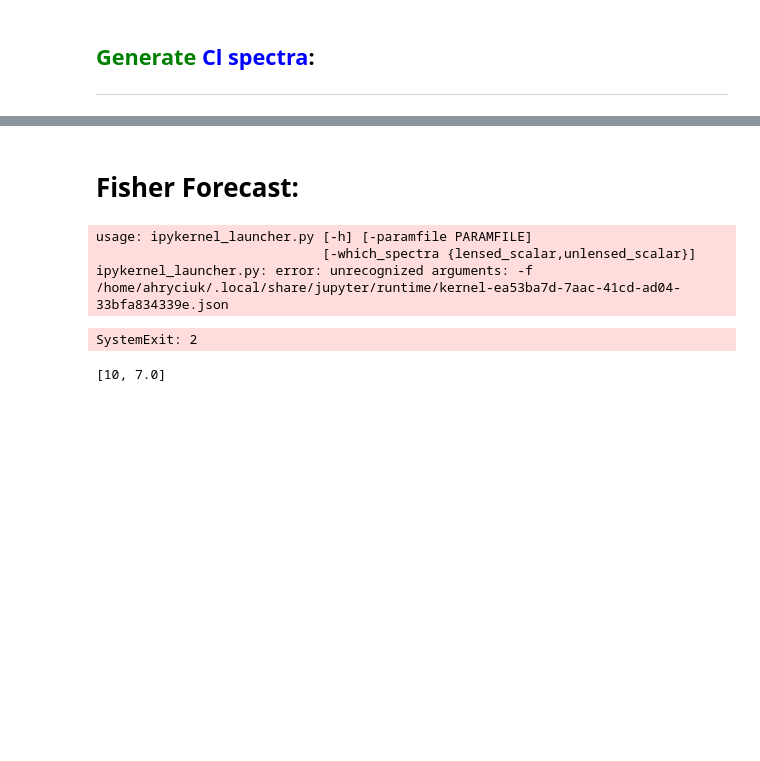
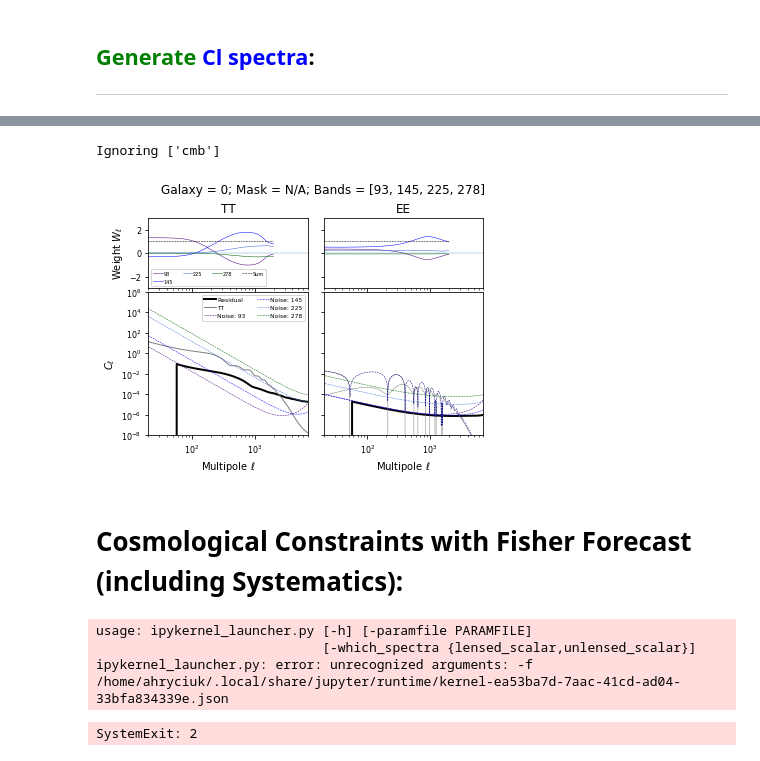
Before and after one commit to ahryciuk/CMBS4_Noise_Modeling, a Jupyter notebook: S4 Noise Modeling Interface.ipynb, the cells around one changed output, grey strips where cells are left out. Cells and saved outputs as stored; diff of their text form; code cells hidden in the pictures; blank space fills up the shorter version.

```diff
--- a/S4 Noise Modeling Interface.ipynb
+++ b/S4 Noise Modeling Interface.ipynb
@@ -468,5 +704,33 @@ Ignoring ['cmb']
+# %%
+band_centers = plot_params_values[0]
+sensitivities = plot_params_values[17]
+beam_sizes = plot_params_values[1]
+ell_max = plot_params_values[9]
+bl_dic_s = {}
+for freq in band_centers:
+    i = band_centers.index(freq)
+    bl_dic_s[freq] = misc.get_bl(beam_sizes[i],ell)
+#nl_dic = {'T':N_ell_T_LA,'P':N_ell_P_LA}
+#nl_dic['T'][(145,93)] = nl_dic['T'][(93,145)]
+#nl_dic['T'][(278,225)] = nl_dic['T'][(225,278)]
+#nl_dic['P'][(145,93)] = nl_dic['P'][(93,145)]
+#nl_dic['P'][(278,225)] = nl_dic['P'][(225,278)]
+#bl_dic = package_beam_dic(white_noise_levels_T=sensitivities,
+#                          white_noise_levels_P=sensitivities,
+#                          band_centers = band_centers,
+#                         beam_sizes=beam_sizes,ellmax=ell_max)
+
+global cl_residual
+el, cl_dic, weights_dic, cl_residual = calc_cls(nl_dic_s, bl_dic_s, ell, band_centers, cwd)
+
+
+
+plot_cls.plot_cls(param_dict,band_centers, ell, cwd,cl_residual,weights_dic,nl_dic_s)
+# %% [output]
+Ignoring ['cmb']
+[figure, added]
 # %% [markdown]
-# Fisher Forecast:
+# Cosmological Constraints with Fisher Forecast (including Systematics):
 # %%
 sys.path.append('/home/ahryciuk/CMBS4_Noise_Modeling')
 from ilc_modules import fisher
@@ -481,7 +745,3 @@ usage: ipykernel_launcher.py [-h] [-paramfile PARAMFILE]
                              [-which_spectra {lensed_scalar,unlensed_scalar}]
 ipykernel_launcher.py: error: unrecognized arguments: -f /home/ahryciuk/.local/share/jupyter/runtime/kernel-ea53ba7d-7aac-41cd-ad04-33bfa834339e.json
 SystemExit: 2
-# %%
-[10,(10 -0.3*10)]
-# %% [output]
-[10, 7.0]
```
Also changed, not shown: parts of 28 cells of this notebook, 8 other files.
